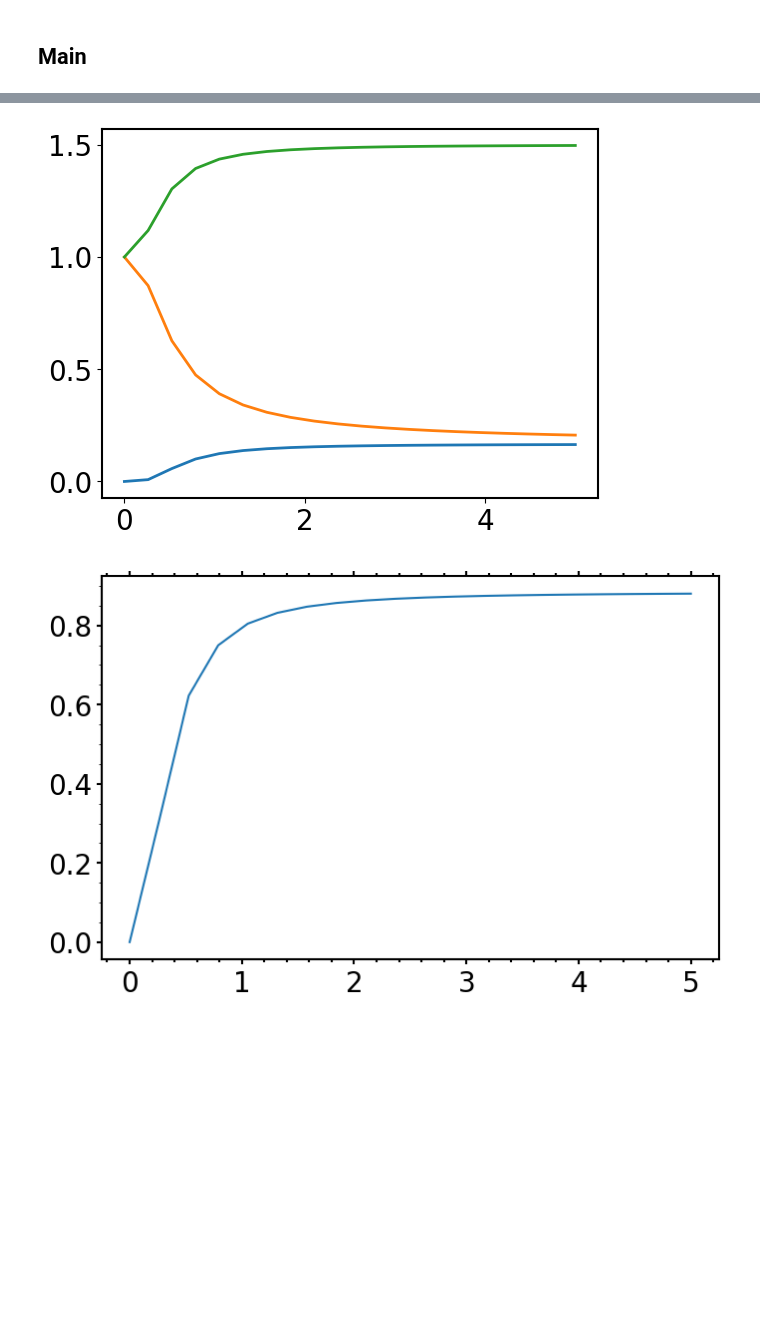
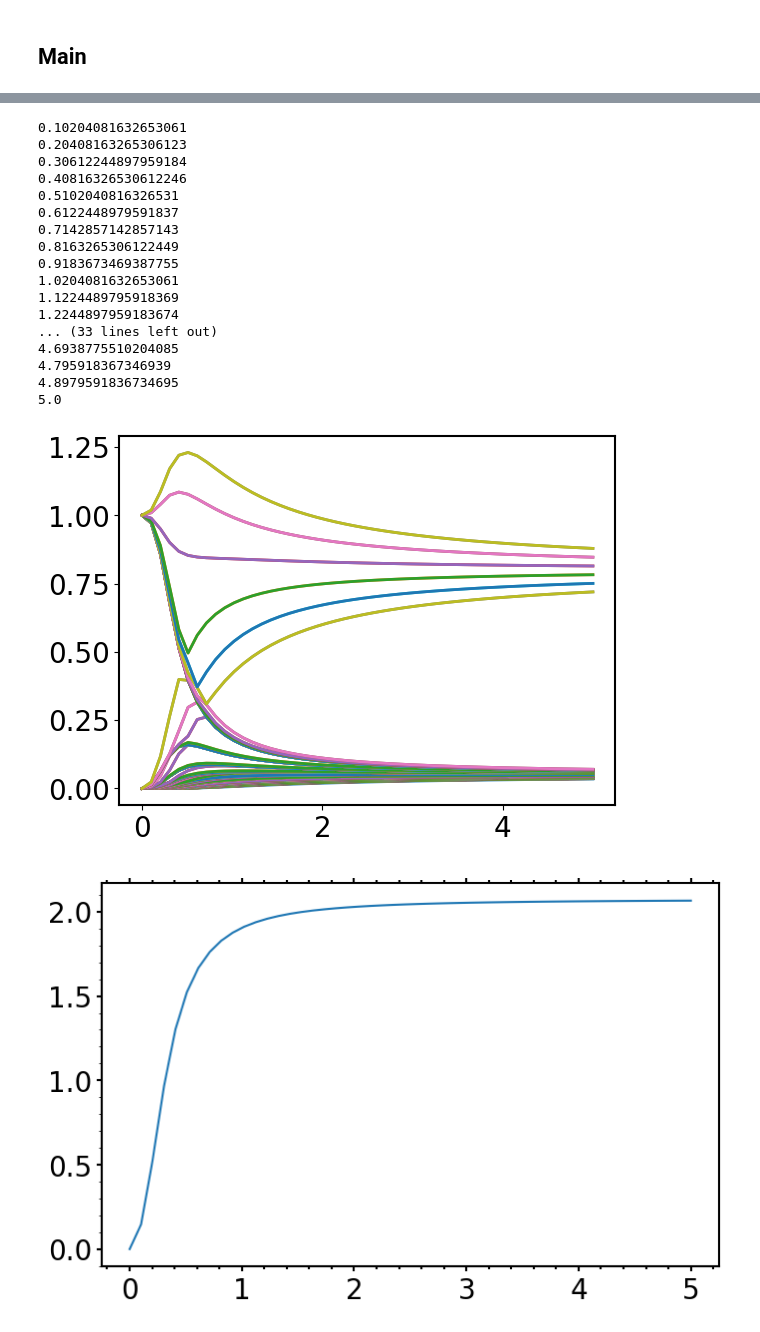
Before and after one commit to aguschanchu/m-body-entropy, a Jupyter notebook: GeneralEntropy.ipynb, the cells around one changed output, grey strips where cells are left out. Drawn from its saved outputs; the diff is of its cells as text; code cells hidden in the pictures; blank space fills up the shorter version.

```diff
--- a/GeneralEntropy.ipynb
+++ b/GeneralEntropy.ipynb
@@ -352,7 +385,7 @@ def state_energy(state, h_arr):
 ## Main
 # %%
 #### INIT ####
-d = 8
+d = 16
 num = d//2 # En caso de ser None, es GC
 pairs = False
 m = 2
@@ -362,9 +395,9 @@ basis = fixed_basis(d, num=num, pairs=pairs)
 t_basis = fixed_basis(d, num=2)
 # Arrays
 #ray.init(ignore_reinit_error=True, num_cpus=16)
-rho_1_arrays = rho_m_gen(basis, 1)
-rho_2_arrays = rho_m_gen(basis, 2)
-rho_arrays = rho_m_gen(basis, m)
+rho_1_arrays = rho_m_gen(basis, 1, 4)
+rho_2_arrays = rho_m_gen(basis, 2, 4)
+rho_3_arrays = rho_m_gen(basis, 3, 4)
 #ray.shutdown()
 # Indices
 k_indices = get_kkbar_indices(t_basis)
@@ -386,19 +413,20 @@ def compute_g(g):
     h = two_body_hamiltonian_sp(energy_seed, G_batched, rho_1_arrays, rho_2_arrays, h_type = 'const', indices = k_indices)
     h = h.todense()
     fund = np.linalg.eigh(h[0,:,:])[1][:,0]
-    rho = rho_m(fund, rho_2_kkbar_arrays).todense()
+    rho = rho_m(fund, rho_3_arrays).todense()
     r = np.sort(np.linalg.eigvals(rho).real)
 
     # Entropy
     rho1 = rho_m(fund, rho_1_arrays).todense()
     rho2 = rho_m(fund, rho_2_arrays).todense()
+    rho3 = rho_m(fund, rho_3_arrays).todense()
 
-    e = entropy(rho1, 1) + entropy(rho2, 2)
+    e = 2*entropy(rho1, 1) + 2*entropy(rho2, 2) + entropy(rho3, 3)
     #print(r)
     return (g, r, e)
 
 rho_range = []
-num = 20
+num = 50
 
 g_range = np.linspace(0,5,num)
 gpu_batch_size = 1
@@ -480,4 +489,21 @@ plt.show()
+0.10204081632653061
+0.20408163265306123
+0.30612244897959184
+0.40816326530612246
+0.5102040816326531
+0.6122448979591837
+0.7142857142857143
+0.8163265306122449
+0.9183673469387755
+1.0204081632653061
+1.1224489795918369
+1.2244897959183674
+... (33 lines left out)
+4.6938775510204085
+4.795918367346939
+4.8979591836734695
+5.0
-[figure, old version]
+[figure, new version]
-[figure, old version]
+[figure, new version]
 # %%
 rho_range[0][2]
```
Also changed, not shown: parts of 8 cells of this notebook.
